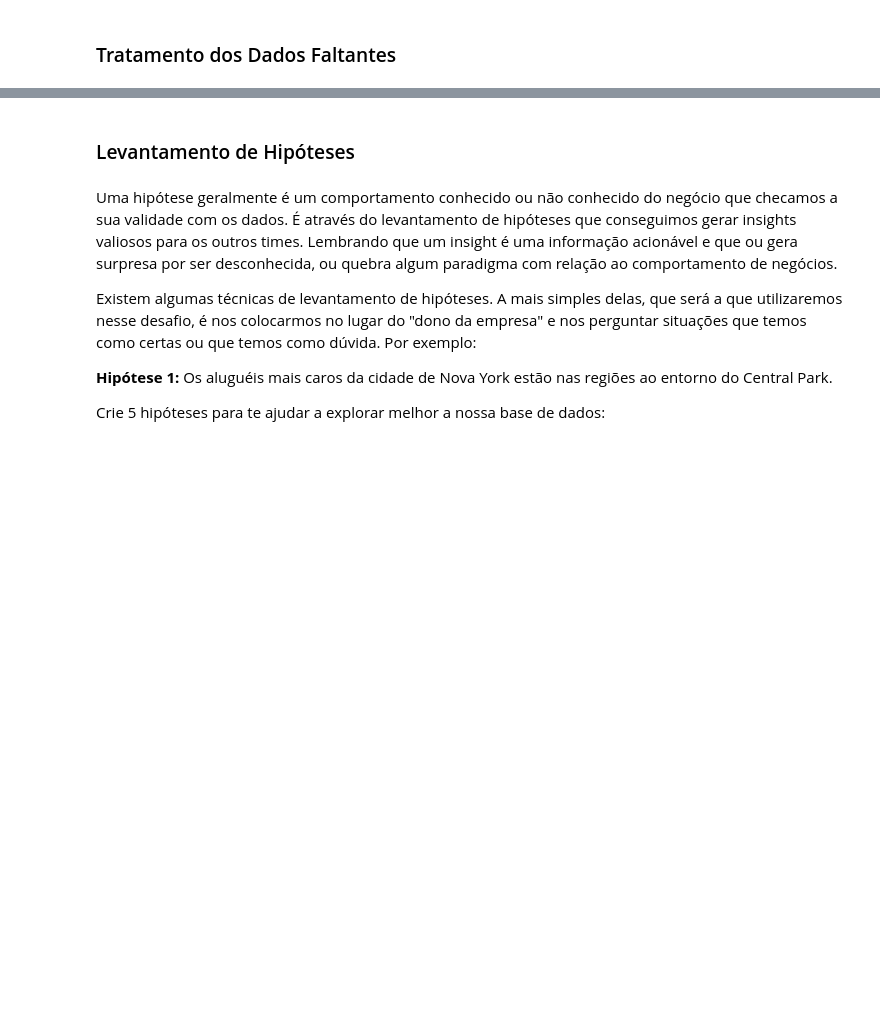
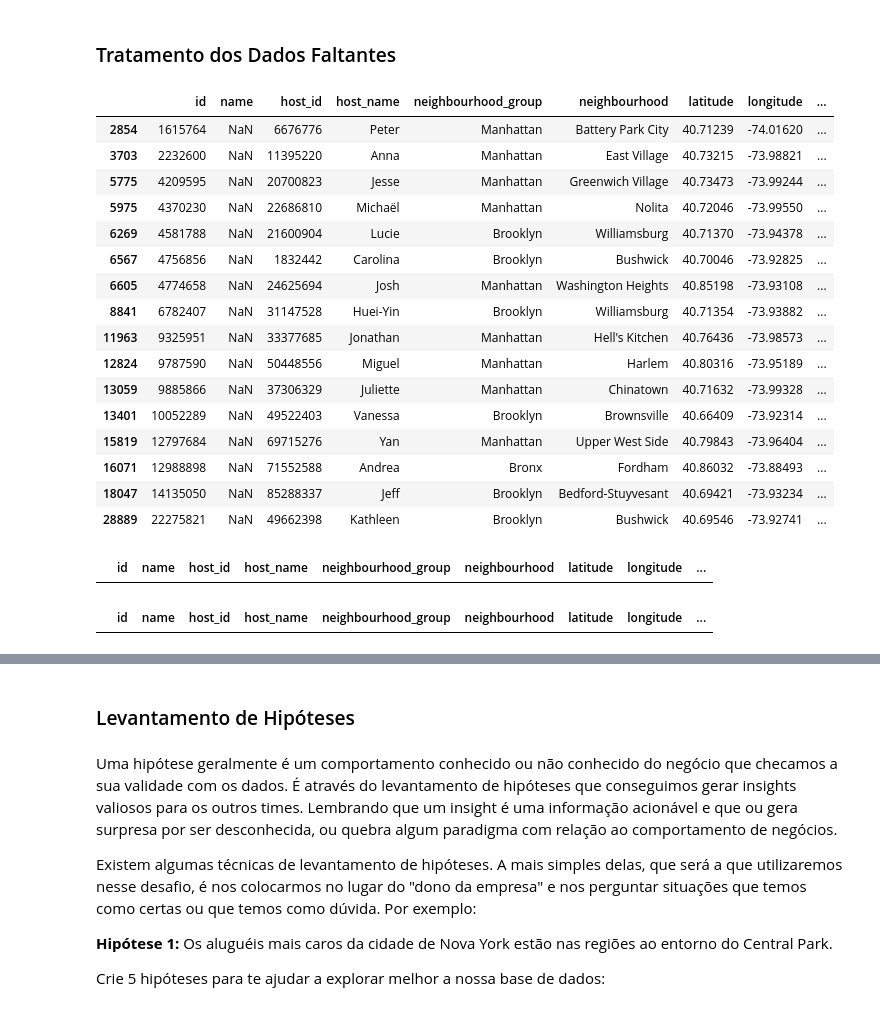
Before and after one commit to rafapires07/james_bauer_airbnb_ny, a Jupyter notebook: projeto_final_certificacao_aluno.ipynb, the cells around one changed output, grey strips where cells are left out. Cells and saved outputs as stored; diff of their text form; code cells hidden in the pictures; blank space fills up the shorter version.

```diff
--- a/projeto_final_certificacao_aluno.ipynb
+++ b/projeto_final_certificacao_aluno.ipynb
@@ -180,2 +204,26 @@ df.describe(percentiles=[.25,.75,.80,.85,.90,.95,.99])
 # %% [markdown]
 ### Tratamento dos Dados Faltantes
+# %%
+df[df['name'].isna()]
+# %% [output]
+|  | id | name | host_id | host_name | neighbourhood_group | neighbourhood | latitude | longitude | ... |
+| 2854 | 1615764 | NaN | 6676776 | Peter | Manhattan | Battery Park City | 40.71239 | -74.01620 | ... |
+| 3703 | 2232600 | NaN | 11395220 | Anna | Manhattan | East Village | 40.73215 | -73.98821 | ... |
+| 5775 | 4209595 | NaN | 20700823 | Jesse | Manhattan | Greenwich Village | 40.73473 | -73.99244 | ... |
+| 5975 | 4370230 | NaN | 22686810 | Michaël | Manhattan | Nolita | 40.72046 | -73.99550 | ... |
+| 6269 | 4581788 | NaN | 21600904 | Lucie | Brooklyn | Williamsburg | 40.71370 | -73.94378 | ... |
+| 6567 | 4756856 | NaN | 1832442 | Carolina | Brooklyn | Bushwick | 40.70046 | -73.92825 | ... |
+| 6605 | 4774658 | NaN | 24625694 | Josh | Manhattan | Washington Heights | 40.85198 | -73.93108 | ... |
+| 8841 | 6782407 | NaN | 31147528 | Huei-Yin | Brooklyn | Williamsburg | 40.71354 | -73.93882 | ... |
+| 11963 | 9325951 | NaN | 33377685 | Jonathan | Manhattan | Hell's Kitchen | 40.76436 | -73.98573 | ... |
+| 12824 | 9787590 | NaN | 50448556 | Miguel | Manhattan | Harlem | 40.80316 | -73.95189 | ... |
+| 13059 | 9885866 | NaN | 37306329 | Juliette | Manhattan | Chinatown | 40.71632 | -73.99328 | ... |
+| 13401 | 10052289 | NaN | 49522403 | Vanessa | Brooklyn | Brownsville | 40.66409 | -73.92314 | ... |
+| 15819 | 12797684 | NaN | 69715276 | Yan | Manhattan | Upper West Side | 40.79843 | -73.96404 | ... |
+| 16071 | 12988898 | NaN | 71552588 | Andrea | Bronx | Fordham | 40.86032 | -73.88493 | ... |
+| 18047 | 14135050 | NaN | 85288337 | Jeff | Brooklyn | Bedford-Stuyvesant | 40.69421 | -73.93234 | ... |
+| 28889 | 22275821 | NaN | 49662398 | Kathleen | Brooklyn | Bushwick | 40.69546 | -73.92741 | ... |
+# %%
+df[df['id'].duplicated(keep=False)]
+# %% [output]
+|  | id | name | host_id | host_name | neighbourhood_group | neighbourhood | latitude | longitude | ... |
@@ -181,0 +232,4 @@ df.describe(percentiles=[.25,.75,.80,.85,.90,.95,.99])
+# %%
+df[df['host_name'].isna()]
+# %% [output]
+|  | id | name | host_id | host_name | neighbourhood_group | neighbourhood | latitude | longitude | ... |
```
Also changed, not shown: parts of 10 cells of this notebook.
